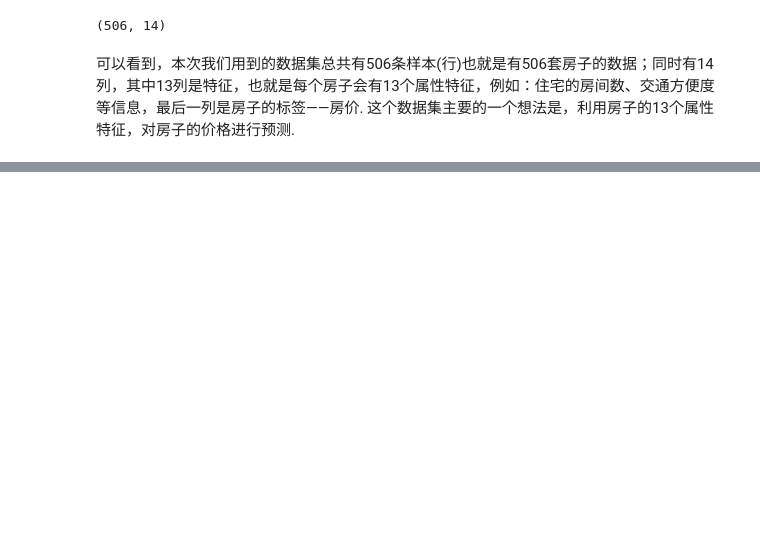
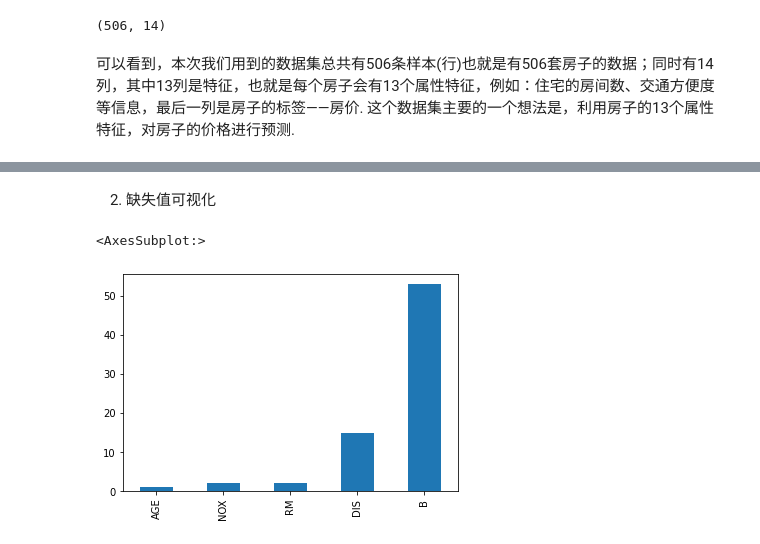
Before and after one commit to Git-Model/Modeling-Universe, a Jupyter notebook: Data-Story/Task1_EDA初体验/Task1：EDA初体验--波士顿房价分析.ipynb, the cells around one changed output, grey strips where cells are left out. Cells and saved outputs as stored; diff of their text form; code cells hidden in the pictures; blank space fills up the shorter version.

```diff
--- a/Data-Story/Task1_EDA初体验/Task1：EDA初体验--波士顿房价分析.ipynb
+++ b/Data-Story/Task1_EDA初体验/Task1：EDA初体验--波士顿房价分析.ipynb
@@ -76,0 +132,3 @@ house.describe()
+# %%
+null = pd.read_csv("boston_null.csv")
+null.head() # 读前五行
@@ -76,0 +187,11 @@ house.describe()
+# %% [markdown]
+2. 缺失值可视化
+# %%
+# 缺失值可视化
+missing = null.isnull().sum()
+missing = missing[missing > 0] # 筛选出有缺失值（大于0）的特征
+missing.sort_values(inplace = True) # 排序
+missing.plot.bar() # 调用pandas内置的条形图绘制
+# %% [output]
+<AxesSubplot:>
+[figure, added]
```
Also changed, not shown: parts of 24 cells of this notebook, 3 other files.
